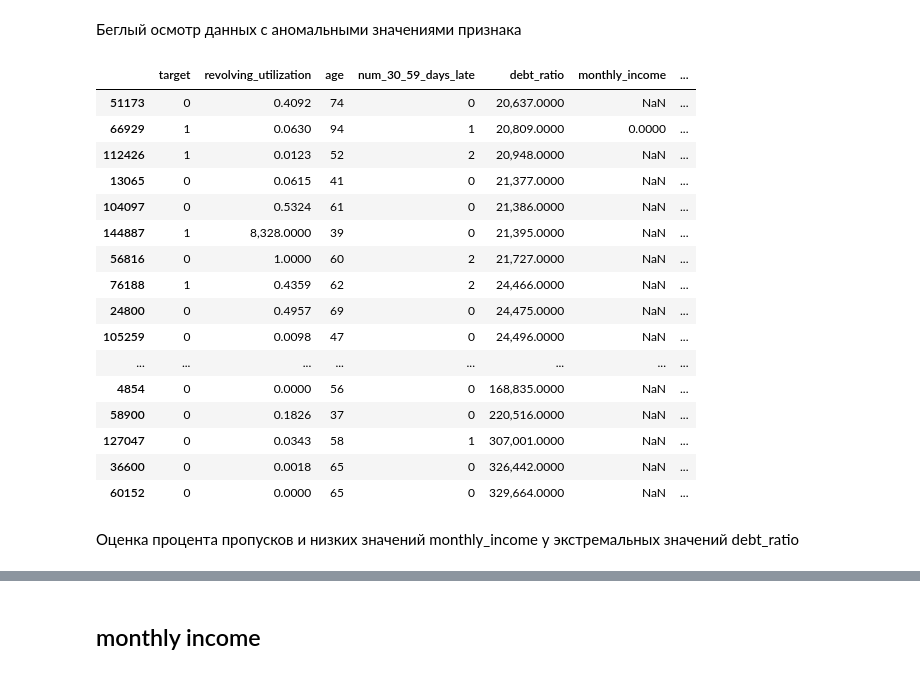
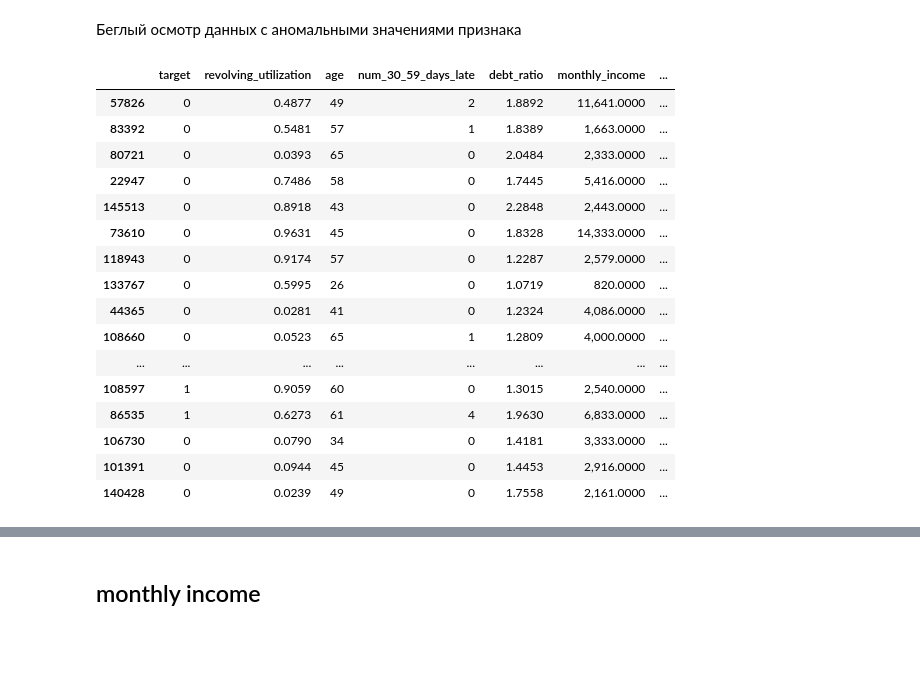
Before and after one commit to drema3-4/Give_me_some_credit, a Jupyter notebook: notebooks/01_eda_data.ipynb, the cells around one changed output, grey strips where cells are left out. Drawn from its saved outputs; the diff is of its cells as text; code cells hidden in the pictures; blank space fills up the shorter version.

```diff
--- a/notebooks/01_eda_data.ipynb
+++ b/notebooks/01_eda_data.ipynb
@@ -172,3 +174,5 @@ dtype: float64
+# %%
+data = data.drop_duplicates(keep="first")
 # %% [markdown]
 Первичная проверка наличия пропусков
 # %%
@@ -745,24 +799,22 @@ num_not_all_days_late_eq_96
 # %% [markdown]
 Беглый осмотр данных с аномальными значениями признака
 # %%
-data.query(f"debt_ratio > {feature_extreeme_values.loc["debt_ratio", 0.9975]}").sort_values(by="debt_ratio").tail(40)
+data.query("(debt_ratio > 1.0) and (debt_ratio < 3.0)").sample(20)
 # %% [output]
 |  | target | revolving_utilization | age | num_30_59_days_late | debt_ratio | monthly_income | ... |
-| 51173 | 0 | 0.4092 | 74 | 0 | 20,637.0000 | NaN | ... |
-| 66929 | 1 | 0.0630 | 94 | 1 | 20,809.0000 | 0.0000 | ... |
-| 112426 | 1 | 0.0123 | 52 | 2 | 20,948.0000 | NaN | ... |
-| 13065 | 0 | 0.0615 | 41 | 0 | 21,377.0000 | NaN | ... |
-| 104097 | 0 | 0.5324 | 61 | 0 | 21,386.0000 | NaN | ... |
-| 144887 | 1 | 8,328.0000 | 39 | 0 | 21,395.0000 | NaN | ... |
-| 56816 | 0 | 1.0000 | 60 | 2 | 21,727.0000 | NaN | ... |
-| 76188 | 1 | 0.4359 | 62 | 2 | 24,466.0000 | NaN | ... |
-| 24800 | 0 | 0.4957 | 69 | 0 | 24,475.0000 | NaN | ... |
-| 105259 | 0 | 0.0098 | 47 | 0 | 24,496.0000 | NaN | ... |
+| 57826 | 0 | 0.4877 | 49 | 2 | 1.8892 | 11,641.0000 | ... |
+| 83392 | 0 | 0.5481 | 57 | 1 | 1.8389 | 1,663.0000 | ... |
+| 80721 | 0 | 0.0393 | 65 | 0 | 2.0484 | 2,333.0000 | ... |
+| 22947 | 0 | 0.7486 | 58 | 0 | 1.7445 | 5,416.0000 | ... |
+| 145513 | 0 | 0.8918 | 43 | 0 | 2.2848 | 2,443.0000 | ... |
+| 73610 | 0 | 0.9631 | 45 | 0 | 1.8328 | 14,333.0000 | ... |
+| 118943 | 0 | 0.9174 | 57 | 0 | 1.2287 | 2,579.0000 | ... |
+| 133767 | 0 | 0.5995 | 26 | 0 | 1.0719 | 820.0000 | ... |
+| 44365 | 0 | 0.0281 | 41 | 0 | 1.2324 | 4,086.0000 | ... |
+| 108660 | 0 | 0.0523 | 65 | 1 | 1.2809 | 4,000.0000 | ... |
 | ... | ... | ... | ... | ... | ... | ... | ... |
-| 4854 | 0 | 0.0000 | 56 | 0 | 168,835.0000 | NaN | ... |
-| 58900 | 0 | 0.1826 | 37 | 0 | 220,516.0000 | NaN | ... |
-| 127047 | 0 | 0.0343 | 58 | 1 | 307,001.0000 | NaN | ... |
-| 36600 | 0 | 0.0018 | 65 | 0 | 326,442.0000 | NaN | ... |
-| 60152 | 0 | 0.0000 | 65 | 0 | 329,664.0000 | NaN | ... |
+| 108597 | 1 | 0.9059 | 60 | 0 | 1.3015 | 2,540.0000 | ... |
+| 86535 | 1 | 0.6273 | 61 | 4 | 1.9630 | 6,833.0000 | ... |
+| 106730 | 0 | 0.0790 | 34 | 0 | 1.4181 | 3,333.0000 | ... |
+| 101391 | 0 | 0.0944 | 45 | 0 | 1.4453 | 2,916.0000 | ... |
+| 140428 | 0 | 0.0239 | 49 | 0 | 1.7558 | 2,161.0000 | ... |
-# %% [markdown]
-Оценка процента пропусков и низких значений monthly_income у экстремальных значений debt_ratio
```
Also changed, not shown: parts of 201 cells of this notebook.
